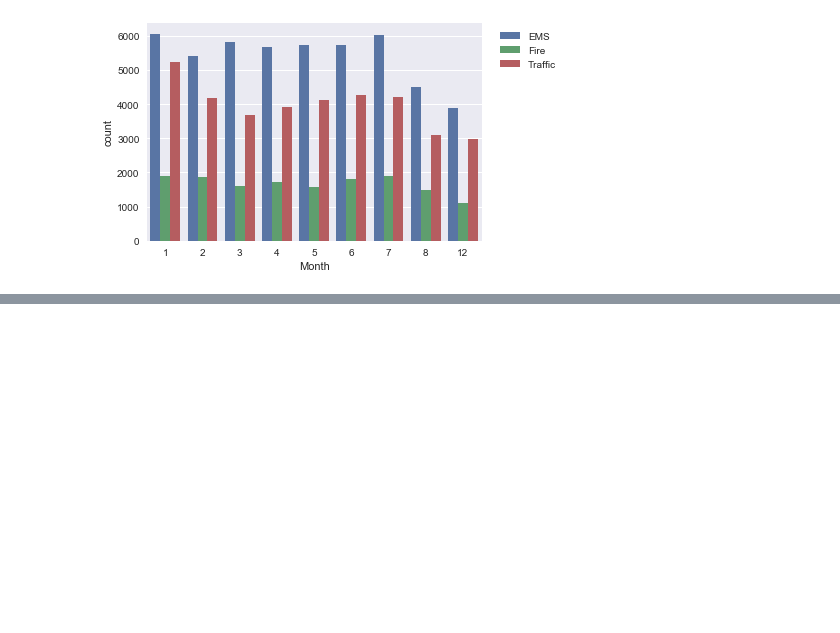
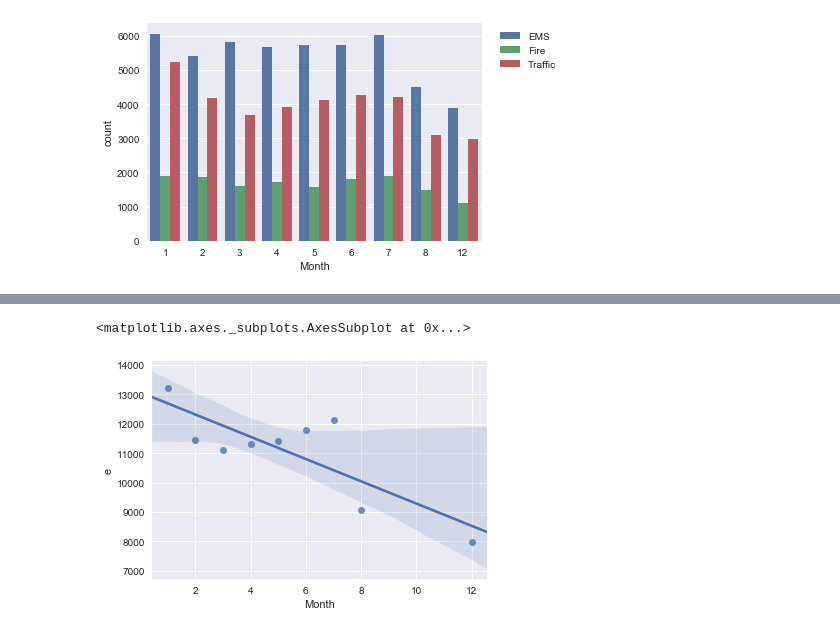
Before and after one commit to IrwingD/ML--Exploratory-Data-Analysis-Basics, a Jupyter notebook: 911 Calls.ipynb, the cells around one changed output, grey strips where cells are left out. Drawn from its saved outputs; the diff is of its cells as text; code cells hidden in the pictures; blank space fills up the shorter version.

```diff
--- a/911 Calls.ipynb
+++ b/911 Calls.ipynb
@@ -198,0 +224,6 @@ plt.legend(bbox_to_anchor=(1.25,1))
+# %%
+# Plot a linear regression
+sns.regplot(x='Month', y='e',data=by_month.reset_index())
+# %% [output]
+<matplotlib.axes._subplots.AxesSubplot at 0x...>
+[figure, added]
```
Also changed, not shown: parts of 6 cells of this notebook.
